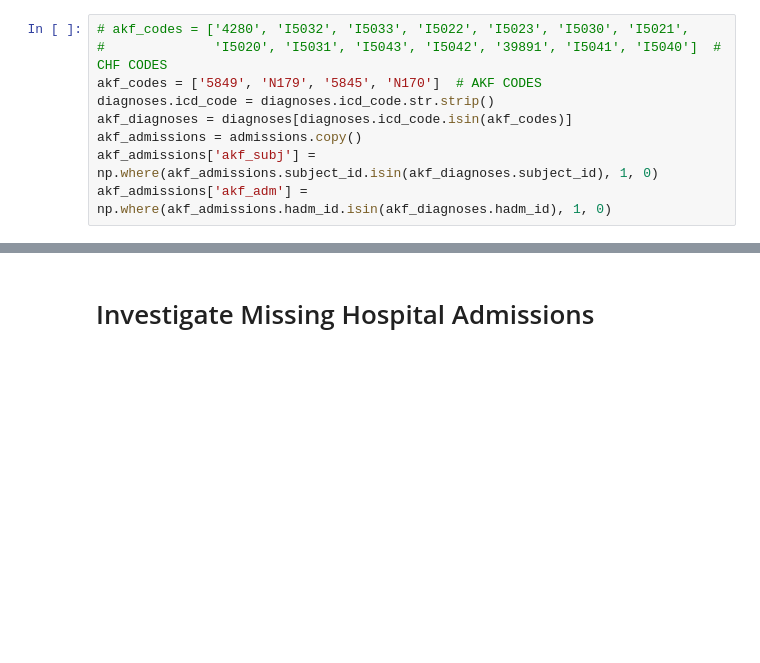
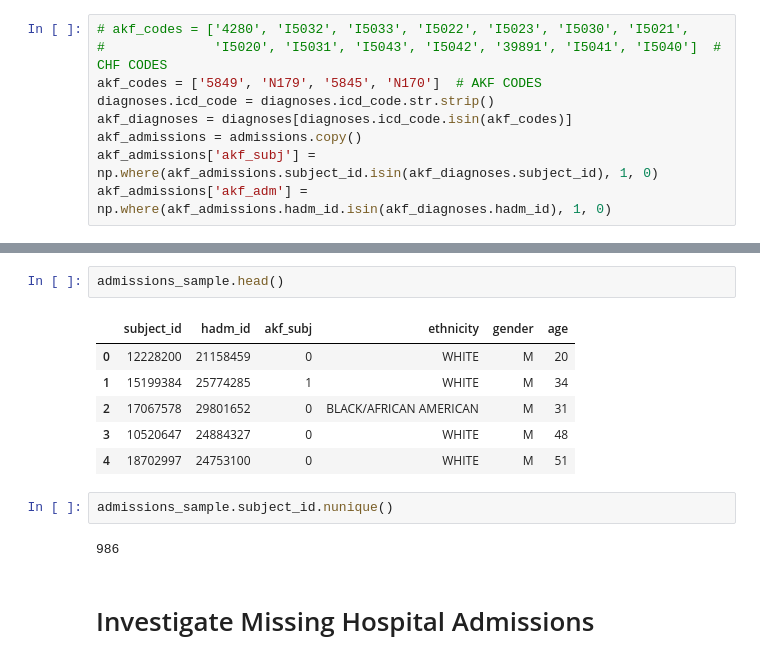
Before and after one commit to brandoncryu/disease_prediction, a Jupyter notebook: Stephen_EDA.ipynb, the cells around one changed output, grey strips where cells are left out. Drawn from its saved outputs; the diff is of its cells as text; blank space fills up the shorter version.

```diff
--- a/Stephen_EDA.ipynb
+++ b/Stephen_EDA.ipynb
@@ -274,3 +351,16 @@ dtype: float64
+# %%
+admissions_sample.head()
+# %% [output]
+|  | subject_id | hadm_id | akf_subj | ethnicity | gender | age |
+| 0 | 12228200 | 21158459 | 0 | WHITE | M | 20 |
+| 1 | 15199384 | 25774285 | 1 | WHITE | M | 34 |
+| 2 | 17067578 | 29801652 | 0 | BLACK/AFRICAN AMERICAN | M | 31 |
+| 3 | 10520647 | 24884327 | 0 | WHITE | M | 48 |
+| 4 | 18702997 | 24753100 | 0 | WHITE | M | 51 |
+# %%
+admissions_sample.subject_id.nunique()
+# %% [output]
+986
 # %% [markdown]
 # Investigate Missing Hospital Admissions
 # %%
```
Also changed, not shown: parts of 23 cells of this notebook.
